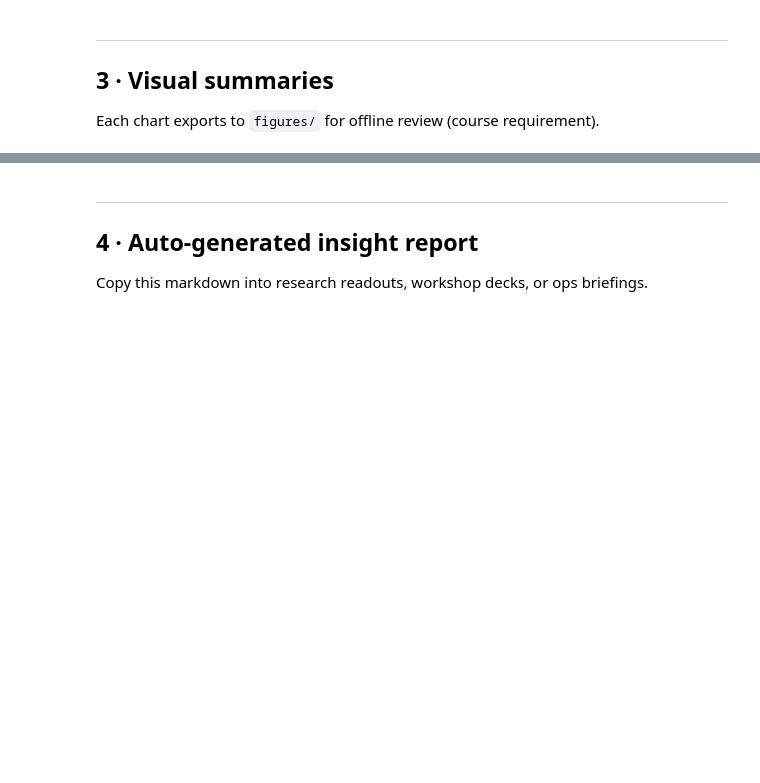
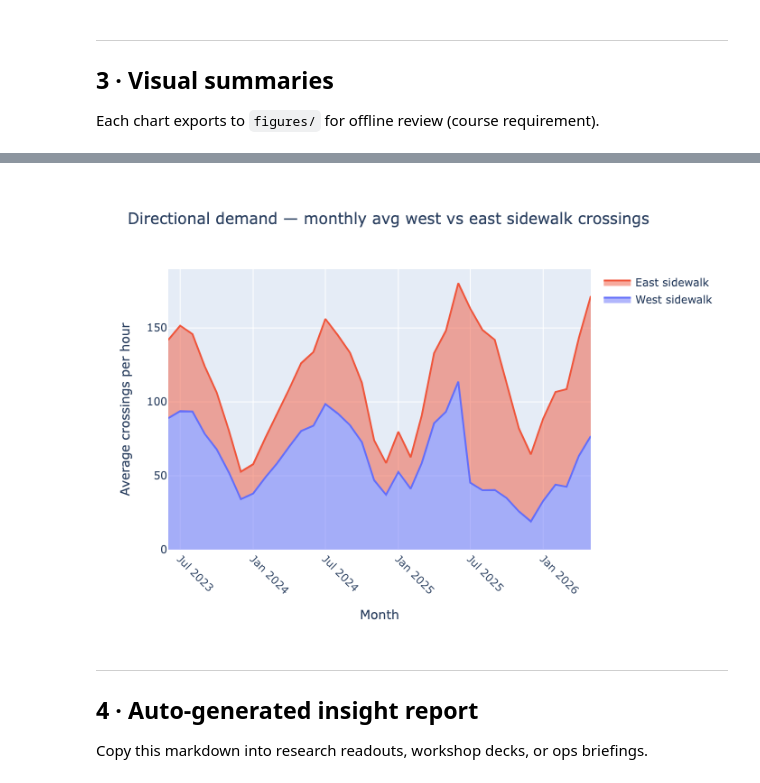
Before and after one commit to AnsirU/hcde530, a Jupyter notebook: MP2/mp2_notebook.ipynb, the cells around one changed output, grey strips where cells are left out. Cells and saved outputs as stored; diff of their text form; code cells hidden in the pictures; blank space fills up the shorter version.

```diff
--- a/MP2/mp2_notebook.ipynb
+++ b/MP2/mp2_notebook.ipynb
@@ -184,21 +193,23 @@ fig_peak.show()
 # %%
 # Stacked area proxy: west vs east monthly means
 monthly_dir = (
     df.groupby("year_month", as_index=False)
     .agg(avg_west=("crossings_west", "mean"), avg_east=("crossings_east", "mean"))
     .tail(36)
 )
 fig_dir = go.Figure()
 fig_dir.add_trace(go.Scatter(x=monthly_dir["year_month"], y=monthly_dir["avg_west"], name="West sidewalk", stackgroup="one"))
 fig_dir.add_trace(go.Scatter(x=monthly_dir["year_month"], y=monthly_dir["avg_east"], name="East sidewalk", stackgroup="one"))
 fig_dir.update_layout(
     title="Directional demand — monthly avg west vs east sidewalk crossings",
     xaxis_title="Month",
     yaxis_title="Average crossings per hour",
 )
 fig_dir.update_xaxes(tickangle=45)
 fig_dir.write_image(FIG_DIR / "directional_monthly.png")
-fig_dir.show()
+display(Image(filename=str(FIG_DIR / "directional_monthly.png")))
+# %% [output]
+[figure, added]
 # %% [markdown]
 ---
 ## 4 · Auto-generated insight report
```
Also changed, not shown: parts of 5 cells of this notebook.
